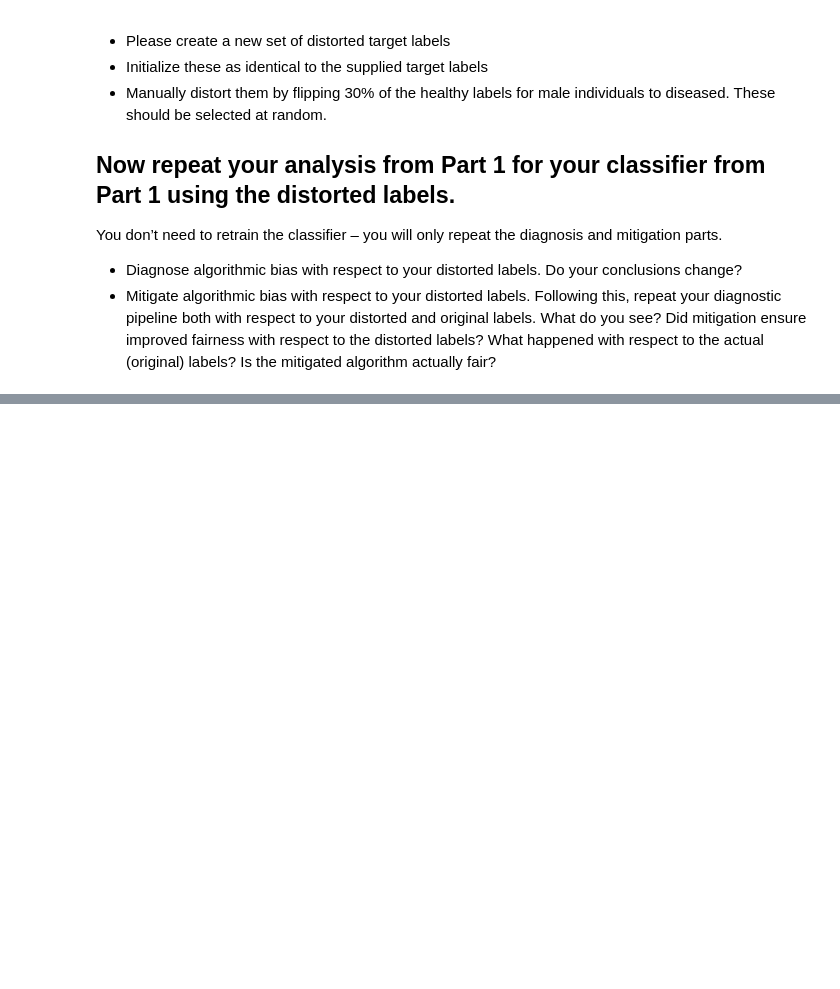
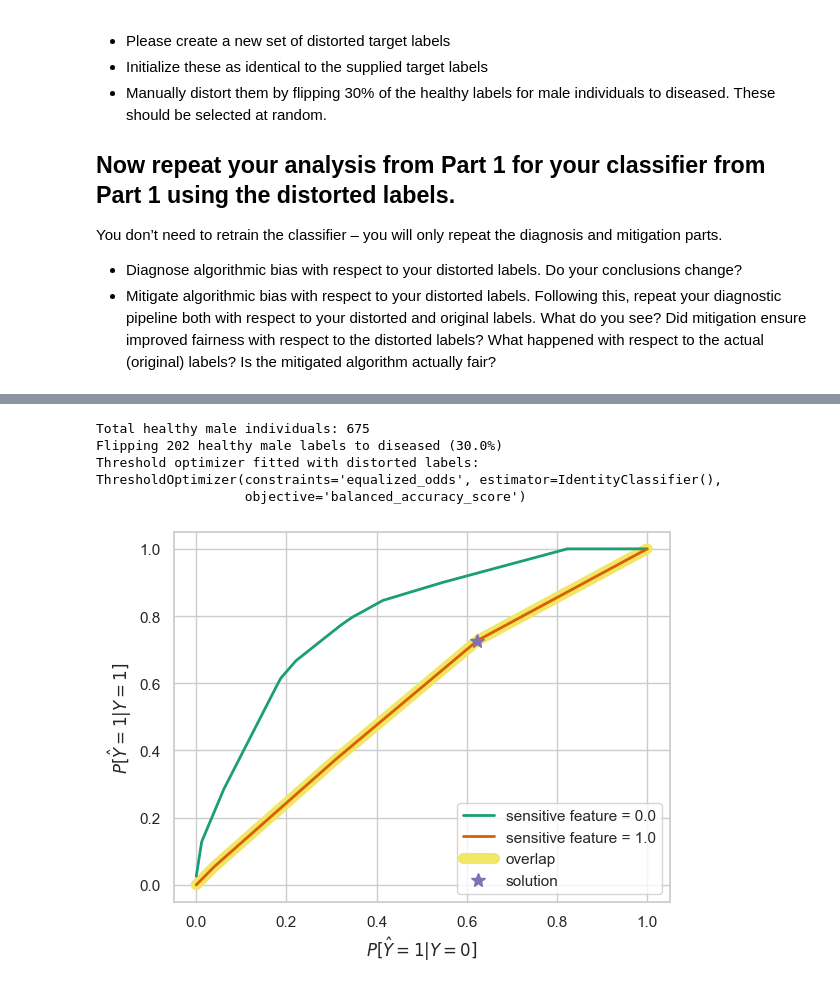
Before and after one commit to alex-tjellesen/RAI_fairness_exercise, a Jupyter notebook: exercise.ipynb, the cells around one changed output, grey strips where cells are left out. Cells and saved outputs as stored; diff of their text form; code cells hidden in the pictures; blank space fills up the shorter version.

```diff
--- a/exercise.ipynb
+++ b/exercise.ipynb
@@ -567,0 +718,33 @@ You don’t need to retrain the classifier – you will only repeat the diagnosi
+# %%
+# Apply threshold optimization with distorted labels
+# We'll use the same validation data but with distorted labels for optimization
+
+# Create distorted validation labels
+val_lab_distorted = create_distorted_labels(val_lab, val_a, distortion_rate=0.3, random_seed=42)
+
+# Prepare validation data for the IdentityClassifier
+val_prob_2D = np.column_stack((1 - val_prob, val_prob))
+
+# Create and fit the threshold optimizer using distorted validation labels
+identityclf_distorted = IdentityClassifier()
+postprocess_distorted = ThresholdOptimizer(
+    estimator=identityclf_distorted,
+    constraints="equalized_odds",
+    objective="balanced_accuracy_score",
+)
+
+# Fit with distorted validation labels
+postprocess_distorted.fit(X=val_prob_2D, y=val_lab_distorted, sensitive_features=val_a)
+
+print("Threshold optimizer fitted with distorted labels:")
+print(postprocess_distorted)
+
+# Plot the optimization result
+plot_threshold_optimizer(postprocess_distorted, show_plot=True)
+# %% [output]
+Total healthy male individuals: 675
+Flipping 202 healthy male labels to diseased (30.0%)
+Threshold optimizer fitted with distorted labels:
+ThresholdOptimizer(constraints='equalized_odds', estimator=IdentityClassifier(),
+                   objective='balanced_accuracy_score')
+[figure, added]
```
Also changed, not shown: parts of 17 cells of this notebook.
